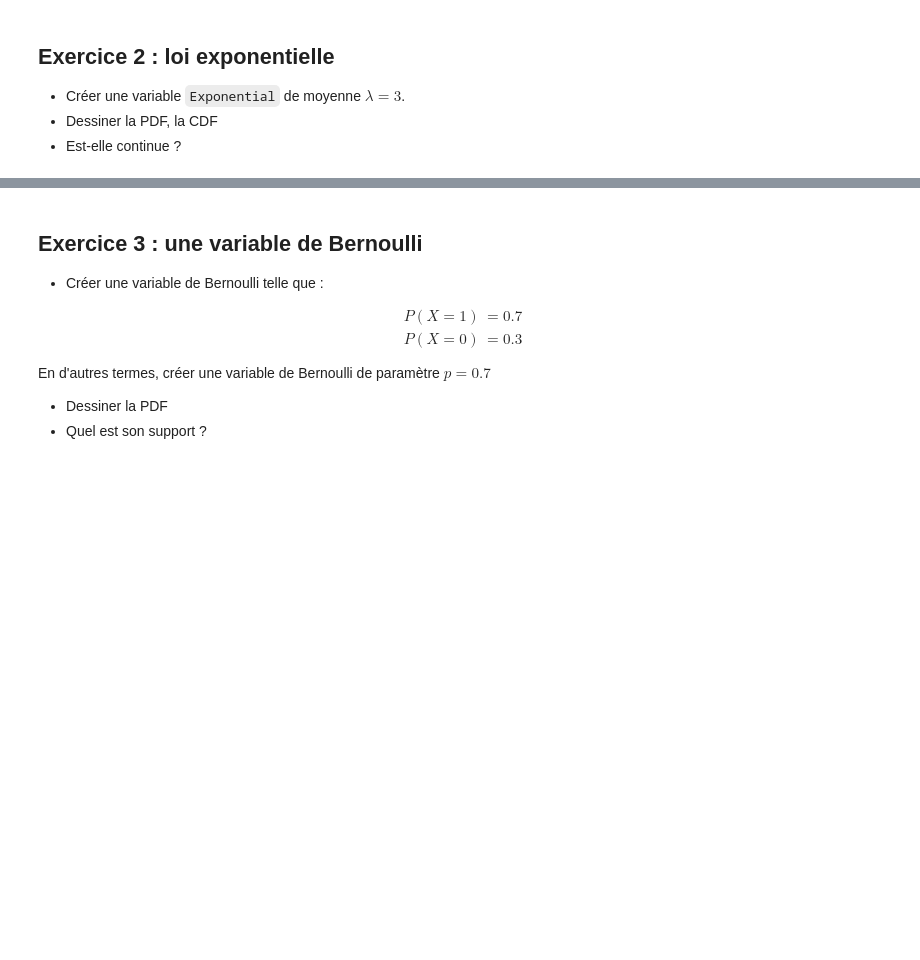
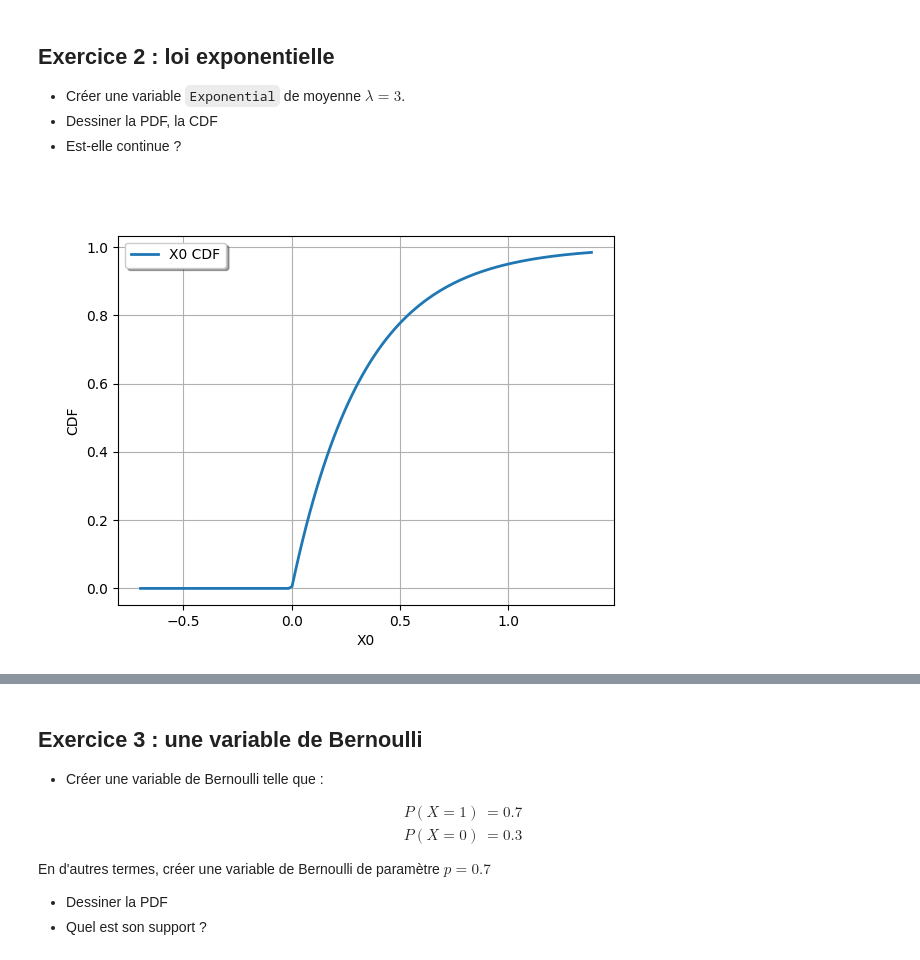
Before and after one commit to InfmathAxel/M2-csmi, a Jupyter notebook: incertitude/tp1/TP1-OpenTURNS Enonces-20240916/1-2-Distributions.ipynb, the cells around one changed output, grey strips where cells are left out. Saved outputs shown, nothing was run; the diff lists cells and outputs as text; code cells hidden in the pictures; blank space fills up the shorter version.

```diff
--- a/incertitude/tp1/TP1-OpenTURNS Enonces-20240916/1-2-Distributions.ipynb
+++ b/incertitude/tp1/TP1-OpenTURNS Enonces-20240916/1-2-Distributions.ipynb
@@ -169,3 +203,8 @@ c.drawPDF()
 - Créer une variable `Exponential` de moyenne $\lambda=3$.
 - Dessiner la PDF, la CDF
 - Est-elle continue ?
+# %%
+u = ot.Exponential(3)
+u.drawCDF()
+# %% [output]
+[figure, added]
```
Also changed, not shown: parts of 24 cells of this notebook, 1 other file.
